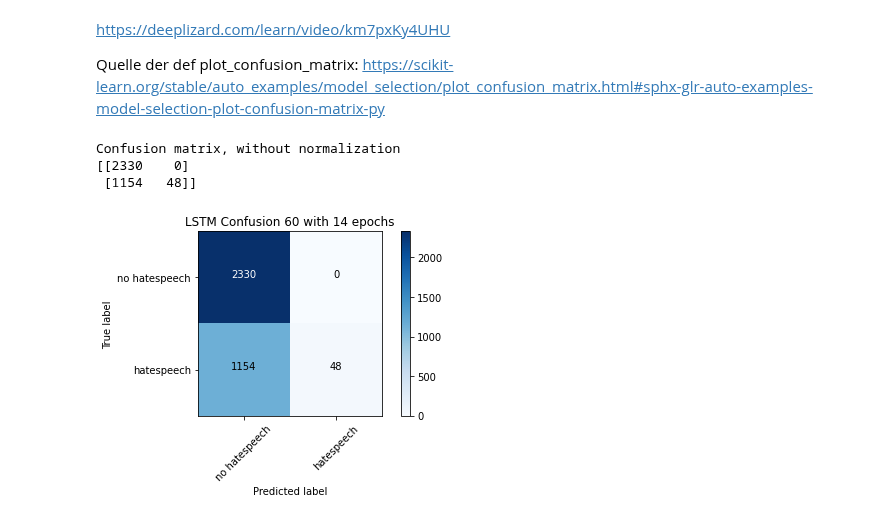
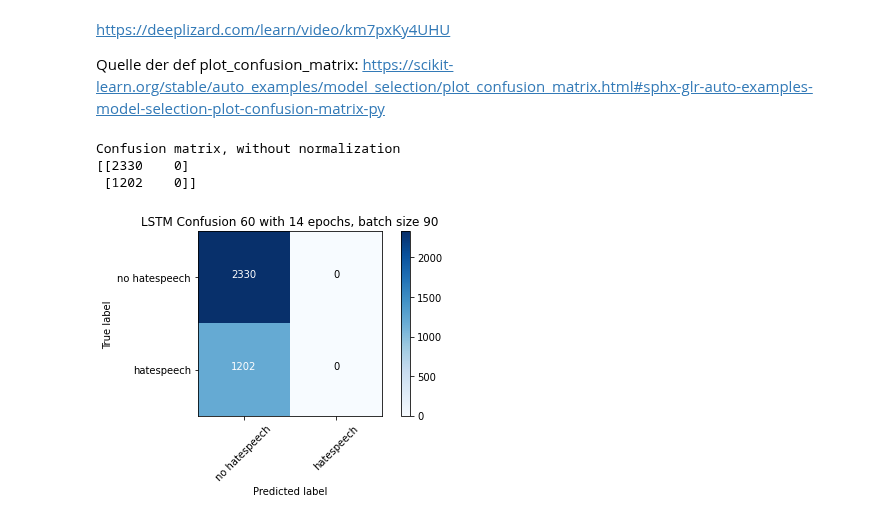
Before and after one commit to BiancaStadl/ProjektarbeitML, a Jupyter notebook: LSTM.ipynb, the cells around one changed output. Cells and saved outputs as stored; diff of their text form; code cells hidden in the pictures.

Commit message:
LSTM Confusion 60 with 14 epochs, batch size 90

```diff
--- a/LSTM.ipynb
+++ b/LSTM.ipynb
@@ -386,6 +405,6 @@ LSTM16052111AEES80.add(tf.keras.layers.Dense(1, activation='sigmoid'))
 # %%
-LSTM16052111AEES80.compile(loss='binary_crossentropy', optimizer='adam',metrics=['accuracy',metrics_recall,metrics_precision,metrics_f1])
-print(LSTM16052111AEES80.summary())
+LSTM16052111AEES120.compile(loss='binary_crossentropy', optimizer='adam',metrics=['accuracy',metrics_recall,metrics_precision,metrics_f1])
+print(LSTM16052111AEES120.summary())
 # %% [output]
 Model: "sequential"
 _________________________________________________________________
@@ -414,8 +433,8 @@ None
 logs_base_dir = "./logs"
 callbackForTB = tf.keras.callbacks.TensorBoard(logs_base_dir)
 # %%
-training_epochs = 7
-batch_size = 40
+training_epochs = 14
+batch_size = 90
 validation_split=0.2
 # %% [markdown]
 Early Stopping as defined in keras tensorflow documentation https://www.tensorflow.org/guide/keras/train_and_evaluate
@@ -429,5 +448,5 @@ callbackEarlyStopping = [
     )
 ]
 # %%
-LSTM16052111AEES80.fit(nppadded_training, nptraining_labels, batch_size=batch_size, epochs=training_epochs, validation_split=validation_split, callbacks=[callbackForTB])
+LSTM16052111AEES120.fit(nppadded_training, nptraining_labels, batch_size=batch_size, epochs=training_epochs, validation_split=validation_split, callbacks=[callbackForTB])
 # %% [output]
@@ -466,5 +488,5 @@ metrics_f1) = LSTM16052111AEES80.evaluate(nppadded_testing, nptesting_labels, ve
 # %%
-LSTM_predict80AE = LSTM16052111AEES80.predict(x=nppadded_testing)
+LSTM_predict80AE = LSTM16052111AEES120.predict(x=nppadded_testing)
 # %%
 #for p in LSTM_predict80AE:
  # print(p)
@@ -525,9 +547,9 @@ cm = confusion_matrix(y_true=nptesting_labels, y_pred=prediction_rounded80AE)
 # %%
 plot_labels = ['no hatespeech','hatespeech']
 # %%
-plot_confusion_matrix(cm=cm, classes=plot_labels, title='LSTM Confusion 120 with 7 epochs')
+plot_confusion_matrix(cm=cm, classes=plot_labels, title='LSTM Confusion 60 with 14 epochs, batch size 90')
 # %% [output]
 Confusion matrix, without normalization
 [[2330    0]
- [1154   48]]
+ [1202    0]]
-[figure, old version]
+[figure, new version]
```
Also changed, not shown: parts of 6 cells of this notebook.
